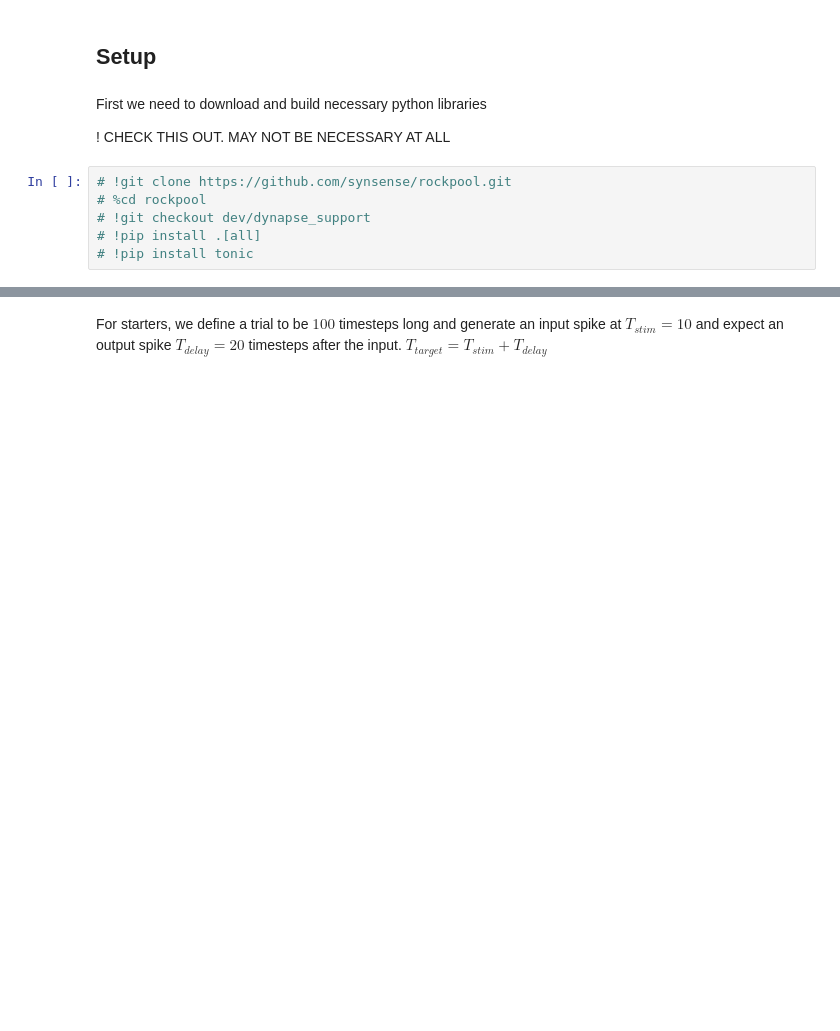
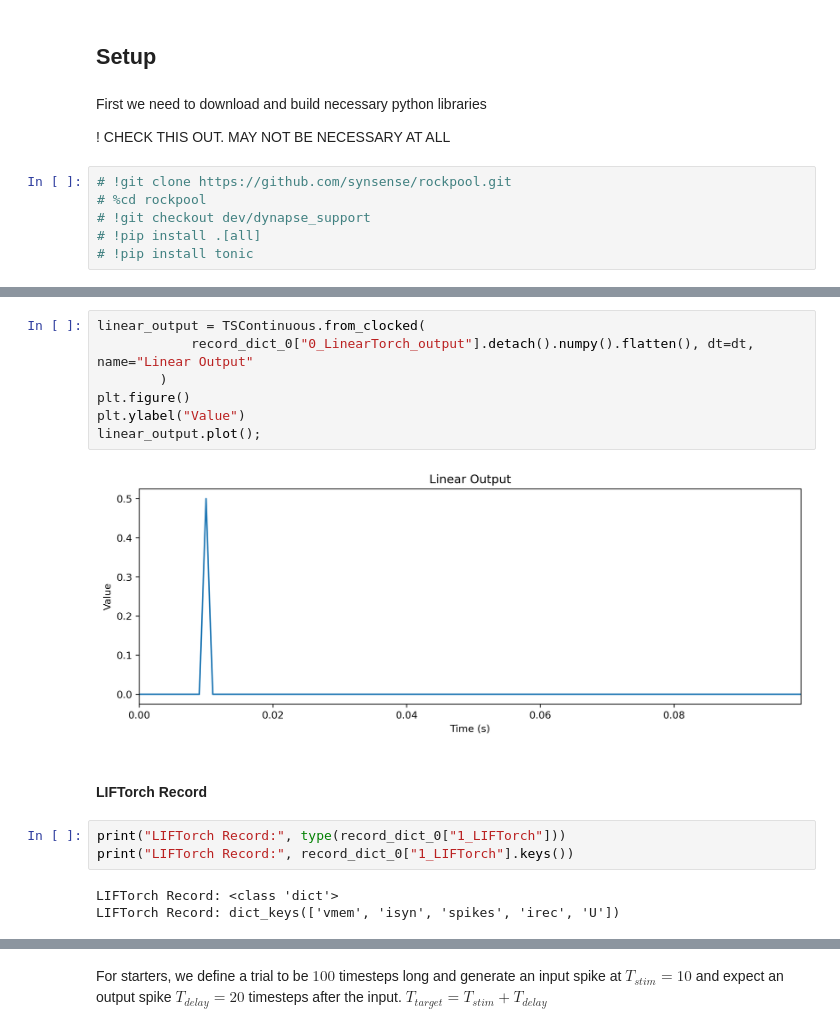
Before and after one commit to synsense/snn-workshop-amld-2022, a Jupyter notebook: 3. Training SNNs from scracth/training_snn.ipynb, the cells around one changed output, grey strips where cells are left out. Cells and saved outputs as stored; diff of their text form; blank space fills up the shorter version.

```diff
--- a/3. Training SNNs from scracth/training_snn.ipynb
+++ b/3. Training SNNs from scracth/training_snn.ipynb
@@ -71,0 +212,17 @@ plt.rcParams['figure.dpi'] = 300
+# %%
+linear_output = TSContinuous.from_clocked(
+            record_dict_0["0_LinearTorch_output"].detach().numpy().flatten(), dt=dt, name="Linear Output"
+        )
+plt.figure()
+plt.ylabel("Value")
+linear_output.plot();
+# %% [output]
+[figure, added]
+# %% [markdown]
+#### LIFTorch Record
+# %%
+print("LIFTorch Record:", type(record_dict_0["1_LIFTorch"]))
+print("LIFTorch Record:", record_dict_0["1_LIFTorch"].keys())
+# %% [output]
+LIFTorch Record: <class 'dict'>
+LIFTorch Record: dict_keys(['vmem', 'isyn', 'spikes', 'irec', 'U'])
```
Also changed, not shown: parts of 43 cells of this notebook.
